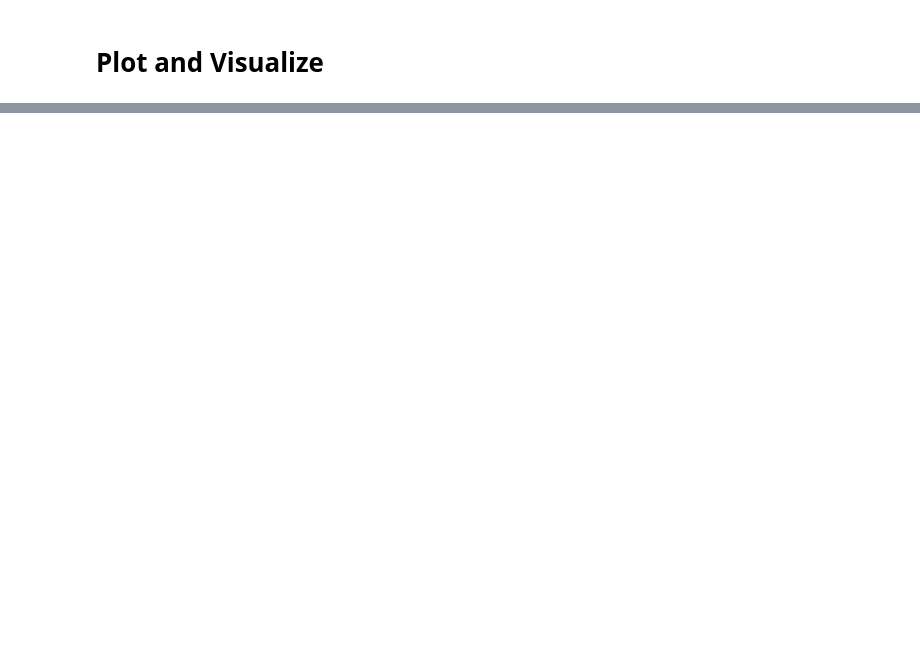
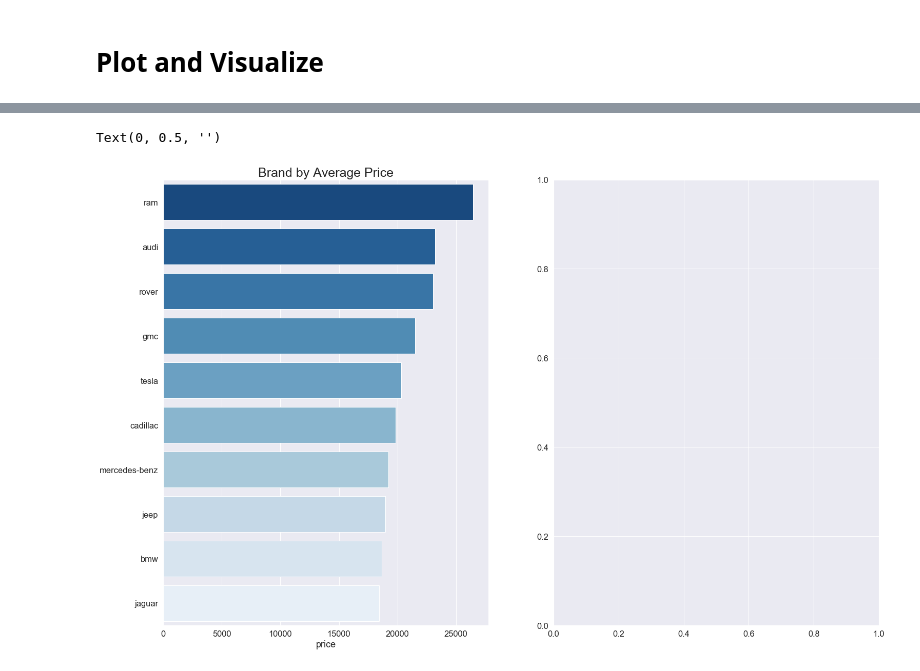
Before and after one commit to justinmlam/used-car-price-predictor, a Jupyter notebook: model/eda.ipynb, the cells around one changed output, grey strips where cells are left out. Drawn from its saved outputs; the diff is of its cells as text; code cells hidden in the pictures; blank space fills up the shorter version.

```diff
--- a/model/eda.ipynb
+++ b/model/eda.ipynb
@@ -174,0 +187,29 @@ Text(0.5, 0, 'count')
+# %%
+def bayes_avg(df,cond,col):
+    """
+    This function was taken from Heidi Jiang's "New Porkers" project
+    See: https://github.com/heidijiang/new-porkers/
+
+    """
+    v = df.groupby(cond)[col].size()
+    m = df[cond].value_counts().mean()
+    w = v/(v+m)
+    S = w*df.groupby(cond)[col].mean() + (1-w)*df[col].mean()
+    return S
+
+pr = (bayes_avg(data.dropna(how='any'), 'brand', 'price').sort_values(ascending=False)
+     .reset_index().sort_values('price', ascending=False))
+pr = pr.iloc[:10]
+
+pr
+
+fig, axes = plt.subplots(1,2,figsize=(25,16))
+sns.set_palette(sns.cubehelix_palette(8))
+
+sns.set(font_scale = 1.5)
+
+sns.barplot(data=pr,x='price',y='brand',orient='h',ax=axes[0], palette="Blues_r").set_title('Brand by Average Price', fontsize=25)
+axes[0].set_ylabel('')
+# %% [output]
+Text(0, 0.5, '')
+[figure, added]
```
Also changed, not shown: parts of 6 cells of this notebook.
